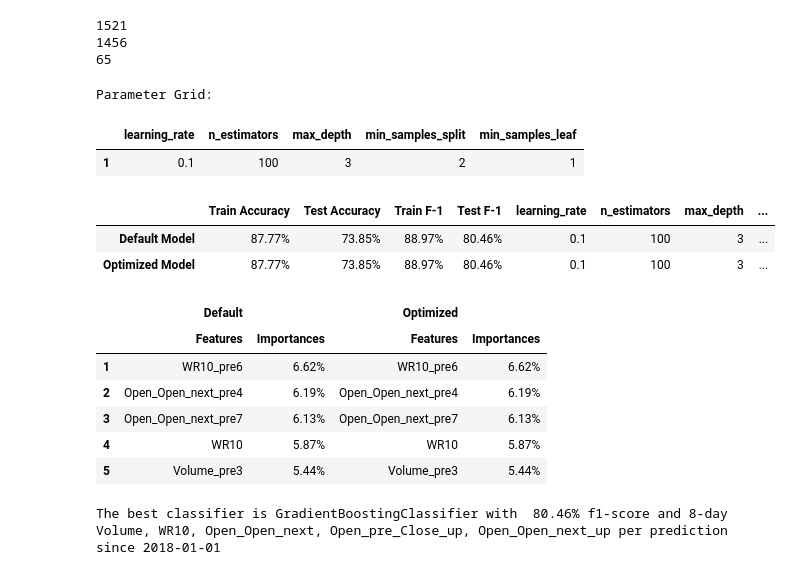
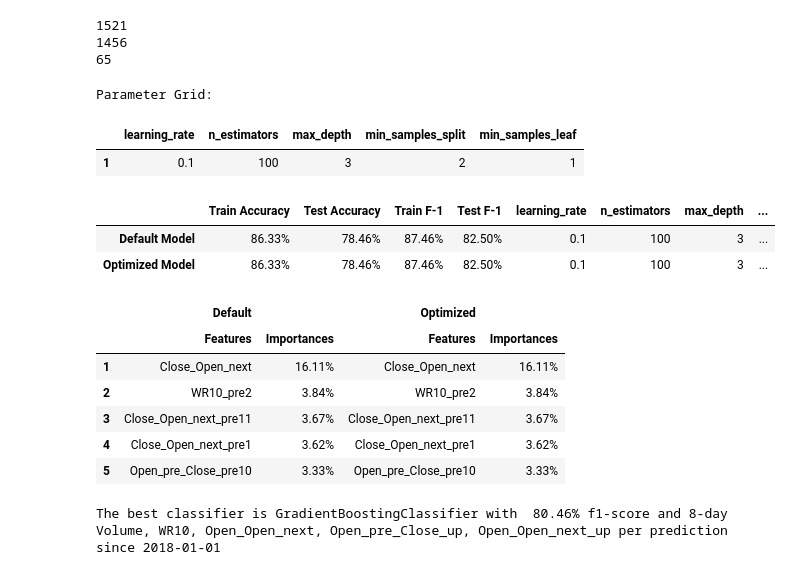
Before and after one commit to Mincent/capstone, a Jupyter notebook: report.ipynb, the cells around one changed output. Drawn from its saved outputs; the diff is of its cells as text; code cells hidden in the pictures.

Commit message:
fine tuen grid

```diff
--- a/report.ipynb
+++ b/report.ipynb
@@ -897,7 +851,7 @@ results_best          = score_day(X = X, y = y,
                       + X_stat
                                  )
 # %%
-feature_days_max =  10
+feature_days_max =  14
 features         = [
 #                     'Open'              ,
 #                     'High'              ,
@@ -1037,11 +1041,13 @@ from sklearn.model_selection import GridSearchCV
 from sklearn.metrics         import make_scorer
 from sklearn.model_selection import TimeSeriesSplit
 from sklearn.pipeline        import Pipeline
-
 # scaler     = MinMaxScaler()
 
-def Grid   (parameters,  clf=clf,                                                   n_splits = 3, n = 5        , beta = beta,
-            X_train = X_train, y_train = y_train, X_test = X_test, y_test = y_test):
+def Grid   (clf, parameters,                     X = X, y = y, feature = X_all,     n_splits = 3, n = 5
+                                                                      , feature_days = day_range_Max
+                                                                                      ,   label = label        , beta = beta
+                                                                                                , train_test_split = date_split):
+    (X_train, X_test), (y_train, y_test) = Split(X[pre_feature(feature, feature_days)], y[label], train_test_split)
     print 'Parameter Grid:'
     display(pd.DataFrame.from_dict(parameters, orient = 'index', dtype = object).T.fillna('').rename(index = lambda c: c + 1))
 #     pipe               = Pipeline(steps=[('scaler', scaler), ('clf', clf)])
@@ -1081,9 +1087,6 @@ print len(y_test)
 1456
 65
 # %%
-clf        = GradientBoostingClassifier(random_state = random_state, warm_start = True)
-# clf        = SVC                       (                                              )
-
 parameters = OrderedDict([
     ('learning_rate'    ,
     [
@@ -1152,39 +1155,79 @@ parameters = OrderedDict([
     [
 #         None            ,
 #         0.4             ,
 #         0.3             ,
         'sqrt'          ,
     ]                  ),
     ('subsample'        ,
     [
         0.8             ,
 #         0.9             ,
 #         1               ,
     ]                  ),
     ]                  )
 parameters = OrderedDict([
     ('learning_rate'    , [        0.1   ,    ]        ),
     ('n_estimators'     , [      100     ,    ]        ),
     ('max_depth'        , [        3     ,    ]        ),
     ('min_samples_split', [        2     ,    ]        ),
     ('min_samples_leaf' , [        1     ,    ]        ),
     ])
 # parameters = [{'kernel': ['rbf'   ], 'C': [1, 10, 100, 1000], 'gamma': [1e-3, 1e-4]},
 #               {'kernel': ['linear'], 'C': [1, 10, 100, 1000]                       }]
 
-grid, importances = Grid(parameters, clf, **results_best['Xy'])
+feature          = [
+#                     'Open'              ,
+#                     'High'              ,
+#                     'Low'               ,
+#                     'Close'             ,
+#                     'Open_next'         ,
+                    'Volume'            ,
+                    'Open_pre_Close'    ,
+                    'Open_pre_Close_up' ,
+                    'Close_pre_Close'   ,
+                    'Close_pre_Close_up',
+                    'Open_Close'        ,
+                    'Open_Close_up'     ,
+                    'Open_Open_next'    ,
+                    'Open_Open_next_up' ,
+                    'Close_Open_next'   ,
+                    'Close_Open_next_up',
+                    'WR10'              ,
+#                     'WR6'               ,
+                    'RSI12'             ,
+#                     'RSI6'              ,
+#                     'MACD'              ,
+#                     'C2M'               ,
+#                     'Boll_u'            ,
+#                     'Boll'              ,
+#                     'Boll_l'            ,
+                   ]
+feature          = [
+                    'Volume'            ,
+                    'Open_pre_Close'    ,
+                    'Close_pre_Close_up',
+                    'Open_Close_up'     ,
+                    'Close_Open_next'   ,
+                    'WR10'              ,
+                   ]
+# feature = results_best['feature']
+
+grid, importances = Grid(
+    GradientBoostingClassifier(random_state = random_state, warm_start = True),
+#     SVC                       (                                              ),
+    parameters, X, y, feature, feature_days = 12)
 # %% [output]
 Parameter Grid:
 |  | learning_rate | n_estimators | max_depth | min_samples_split | min_samples_leaf |
 | 1 | 0.1 | 100 | 3 | 2 | 1 |
 |  | Train Accuracy | Test Accuracy | Train F-1 | Test F-1 | learning_rate | n_estimators | max_depth | ... |
-| Default Model | 87.77% | 73.85% | 88.97% | 80.46% | 0.1 | 100 | 3 | ... |
-| Optimized Model | 87.77% | 73.85% | 88.97% | 80.46% | 0.1 | 100 | 3 | ... |
+| Default Model | 86.33% | 78.46% | 87.46% | 82.50% | 0.1 | 100 | 3 | ... |
+| Optimized Model | 86.33% | 78.46% | 87.46% | 82.50% | 0.1 | 100 | 3 | ... |
 |  | Default |  | Optimized |  |
 |  | Features | Importances | Features | Importances |
-| 1 | WR10_pre6 | 6.62% | WR10_pre6 | 6.62% |
-| 2 | Open_Open_next_pre4 | 6.19% | Open_Open_next_pre4 | 6.19% |
-| 3 | Open_Open_next_pre7 | 6.13% | Open_Open_next_pre7 | 6.13% |
-| 4 | WR10 | 5.87% | WR10 | 5.87% |
-| 5 | Volume_pre3 | 5.44% | Volume_pre3 | 5.44% |
+| 1 | Close_Open_next | 16.11% | Close_Open_next | 16.11% |
+| 2 | WR10_pre2 | 3.84% | WR10_pre2 | 3.84% |
+| 3 | Close_Open_next_pre11 | 3.67% | Close_Open_next_pre11 | 3.67% |
+| 4 | Close_Open_next_pre1 | 3.62% | Close_Open_next_pre1 | 3.62% |
+| 5 | Open_pre_Close_pre10 | 3.33% | Open_pre_Close_pre10 | 3.33% |
 # %%
```
Also changed, not shown: parts of 10 cells of this notebook.
